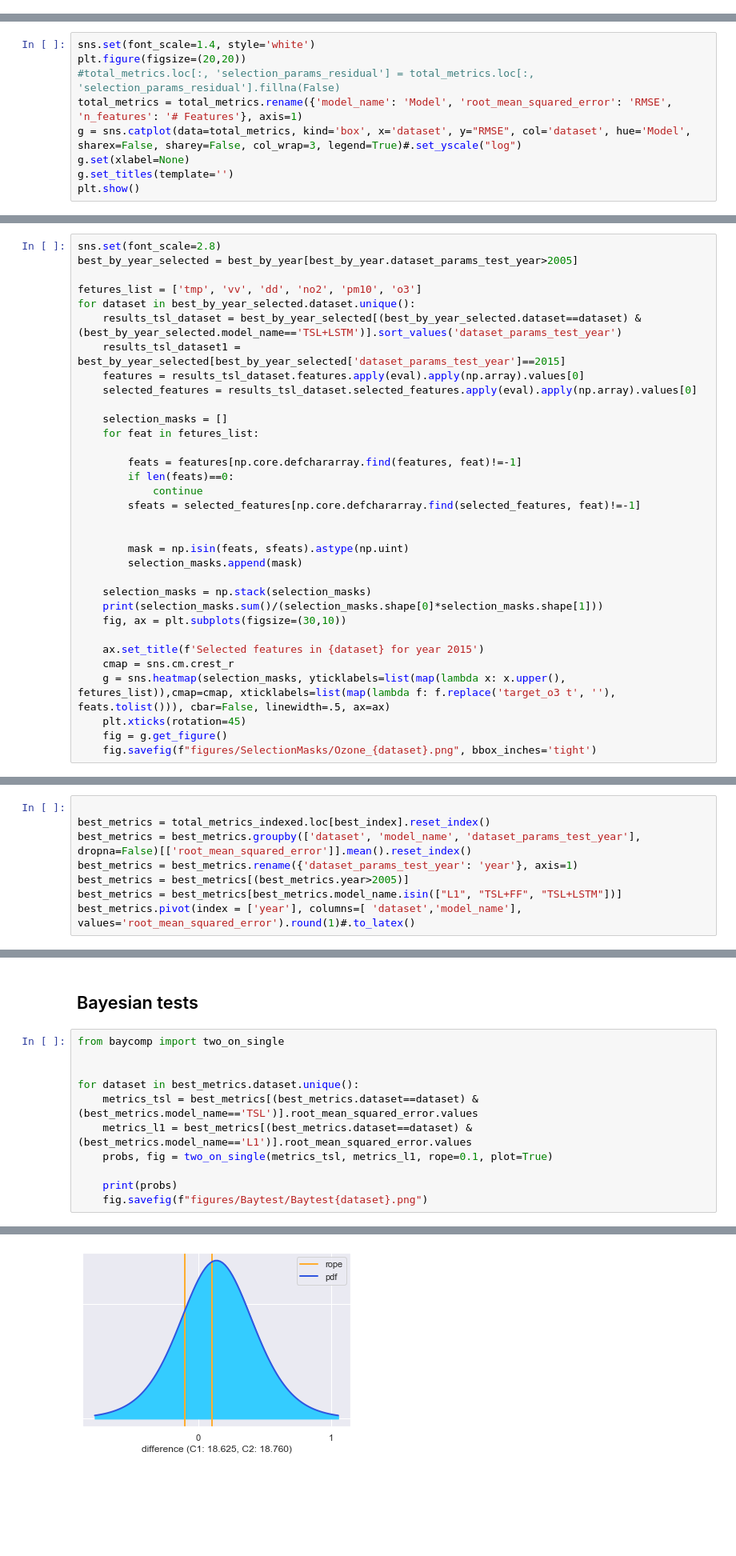
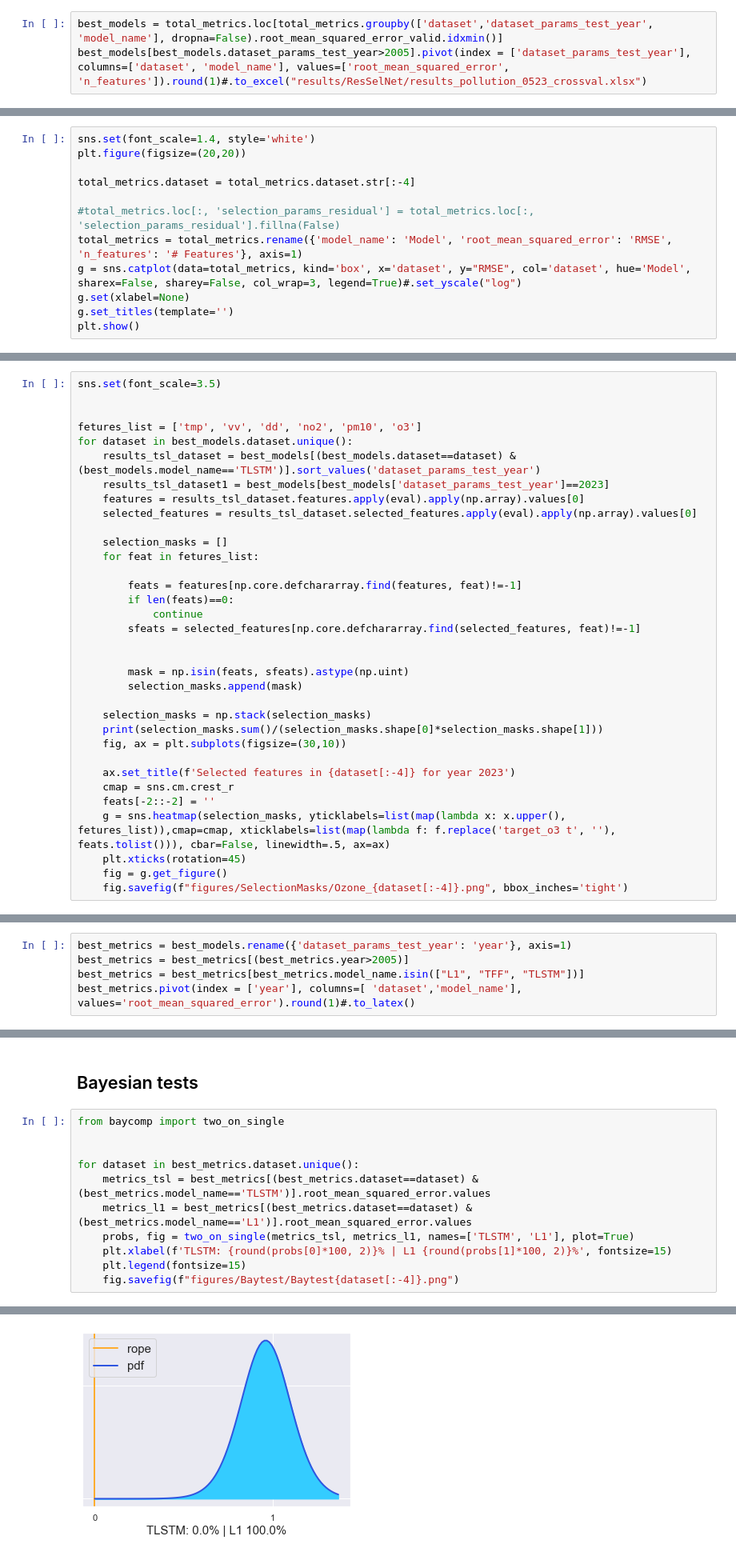
Before and after one commit to manjimnav/TSLayer-Ozone, a Jupyter notebook: analysis.ipynb, the cells around one changed output, grey strips where cells are left out. Shown at 80% size. Saved outputs shown, nothing was run; the diff lists cells and outputs as text; blank space fills up the shorter version.

```diff
--- a/analysis.ipynb
+++ b/analysis.ipynb
@@ -59,0 +27,3 @@ KeyError: "None of [Index(['DT', 'L1', 'FF', 'LSTM', 'TSL+FF', 'TSL+LSTM'], dtyp
+# %%
+best_models = total_metrics.loc[total_metrics.groupby(['dataset','dataset_params_test_year', 'model_name'], dropna=False).root_mean_squared_error_valid.idxmin()]
+best_models[best_models.dataset_params_test_year>2005].pivot(index = ['dataset_params_test_year'], columns=['dataset', 'model_name'], values=['root_mean_squared_error', 'n_features']).round(1)#.to_excel("results/ResSelNet/results_pollution_0523_crossval.xlsx")
@@ -60,6 +52,9 @@ KeyError: "None of [Index(['DT', 'L1', 'FF', 'LSTM', 'TSL+FF', 'TSL+LSTM'], dtyp
 # %%
 sns.set(font_scale=1.4, style='white')
 plt.figure(figsize=(20,20))
+
+total_metrics.dataset = total_metrics.dataset.str[:-4]
+
 #total_metrics.loc[:, 'selection_params_residual'] = total_metrics.loc[:, 'selection_params_residual'].fillna(False)
 total_metrics = total_metrics.rename({'model_name': 'Model', 'root_mean_squared_error': 'RMSE', 'n_features': '# Features'}, axis=1)
 g = sns.catplot(data=total_metrics, kind='box', x='dataset', y="RMSE", col='dataset', hue='Model', sharex=False, sharey=False, col_wrap=3, legend=True)#.set_yscale("log")
@@ -86,13 +80,13 @@ plt.show()
 # %% [markdown]
 ## Selection masks
 # %%
-sns.set(font_scale=2.8)
-best_by_year_selected = best_by_year[best_by_year.dataset_params_test_year>2005]
+sns.set(font_scale=3.5)
+
 
 fetures_list = ['tmp', 'vv', 'dd', 'no2', 'pm10', 'o3']
-for dataset in best_by_year_selected.dataset.unique():
-    results_tsl_dataset = best_by_year_selected[(best_by_year_selected.dataset==dataset) & (best_by_year_selected.model_name=='TSL+LSTM')].sort_values('dataset_params_test_year')
-    results_tsl_dataset1 = best_by_year_selected[best_by_year_selected['dataset_params_test_year']==2015]
+for dataset in best_models.dataset.unique():
+    results_tsl_dataset = best_models[(best_models.dataset==dataset) & (best_models.model_name=='TLSTM')].sort_values('dataset_params_test_year')
+    results_tsl_dataset1 = best_models[best_models['dataset_params_test_year']==2023]
     features = results_tsl_dataset.features.apply(eval).apply(np.array).values[0]
     selected_features = results_tsl_dataset.selected_features.apply(eval).apply(np.array).values[0]
 
@@ -112,10 +106,11 @@ for dataset in best_by_year_selected.dataset.unique():
     print(selection_masks.sum()/(selection_masks.shape[0]*selection_masks.shape[1]))
     fig, ax = plt.subplots(figsize=(30,10))
 
-    ax.set_title(f'Selected features in {dataset} for year 2015')
+    ax.set_title(f'Selected features in {dataset[:-4]} for year 2023')
     cmap = sns.cm.crest_r
+    feats[-2::-2] = ''
     g = sns.heatmap(selection_masks, yticklabels=list(map(lambda x: x.upper(), fetures_list)),cmap=cmap, xticklabels=list(map(lambda f: f.replace('target_o3 t', ''), feats.tolist())), cbar=False, linewidth=.5, ax=ax)
     plt.xticks(rotation=45)
     fig = g.get_figure()
-    fig.savefig(f"figures/SelectionMasks/Ozone_{dataset}.png", bbox_inches='tight')
+    fig.savefig(f"figures/SelectionMasks/Ozone_{dataset[:-4]}.png", bbox_inches='tight')
 # %% [output]
@@ -123,11 +127,8 @@ NameError: name 'sns' is not defined
 # %% [markdown]
 ## Results by year
 # %%
-
-best_metrics = total_metrics_indexed.loc[best_index].reset_index()
-best_metrics = best_metrics.groupby(['dataset', 'model_name', 'dataset_params_test_year'], dropna=False)[['root_mean_squared_error']].mean().reset_index()
-best_metrics = best_metrics.rename({'dataset_params_test_year': 'year'}, axis=1)
+best_metrics = best_models.rename({'dataset_params_test_year': 'year'}, axis=1)
 best_metrics = best_metrics[(best_metrics.year>2005)]
-best_metrics = best_metrics[best_metrics.model_name.isin(["L1", "TSL+FF", "TSL+LSTM"])]
+best_metrics = best_metrics[best_metrics.model_name.isin(["L1", "TFF", "TLSTM"])]
 best_metrics.pivot(index = ['year'], columns=[ 'dataset','model_name'], values='root_mean_squared_error').round(1)#.to_latex()
 # %% [output]
@@ -151,10 +158,10 @@ from baycomp import two_on_single
 
 
 for dataset in best_metrics.dataset.unique():
-    metrics_tsl = best_metrics[(best_metrics.dataset==dataset) & (best_metrics.model_name=='TSL')].root_mean_squared_error.values
+    metrics_tsl = best_metrics[(best_metrics.dataset==dataset) & (best_metrics.model_name=='TLSTM')].root_mean_squared_error.values
     metrics_l1 = best_metrics[(best_metrics.dataset==dataset) & (best_metrics.model_name=='L1')].root_mean_squared_error.values
-    probs, fig = two_on_single(metrics_tsl, metrics_l1, rope=0.1, plot=True)
-
-    print(probs)
-    fig.savefig(f"figures/Baytest/Baytest{dataset}.png")
+    probs, fig = two_on_single(metrics_tsl, metrics_l1, names=['TLSTM', 'L1'], plot=True)
+    plt.xlabel(f'TLSTM: {round(probs[0]*100, 2)}% | L1 {round(probs[1]*100, 2)}%', fontsize=15)
+    plt.legend(fontsize=15)
+    fig.savefig(f"figures/Baytest/Baytest{dataset[:-4]}.png")
 # %% [output]
@@ -174 +171 @@ Torneo
-[figure, old version]
+[figure, new version]
```
Also changed, not shown: parts of 13 cells of this notebook, 5 other files.
